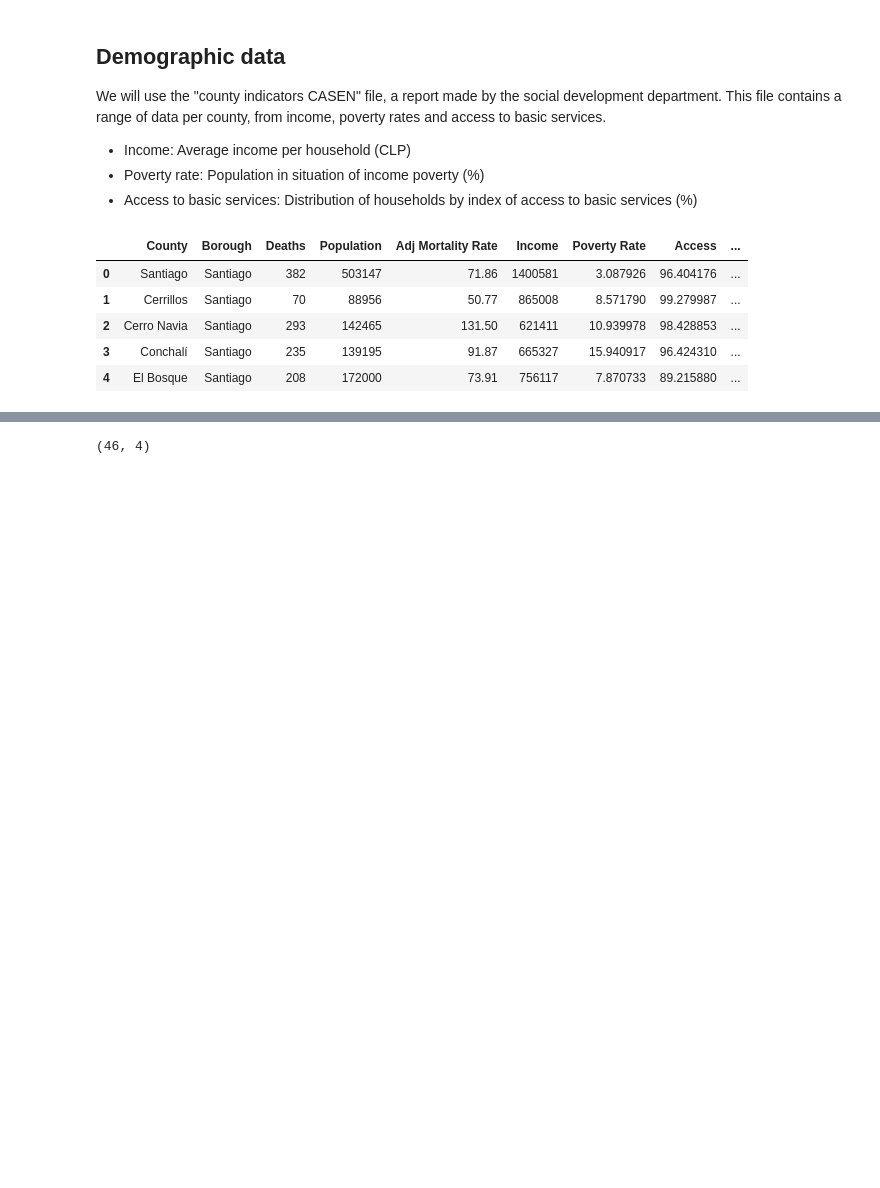
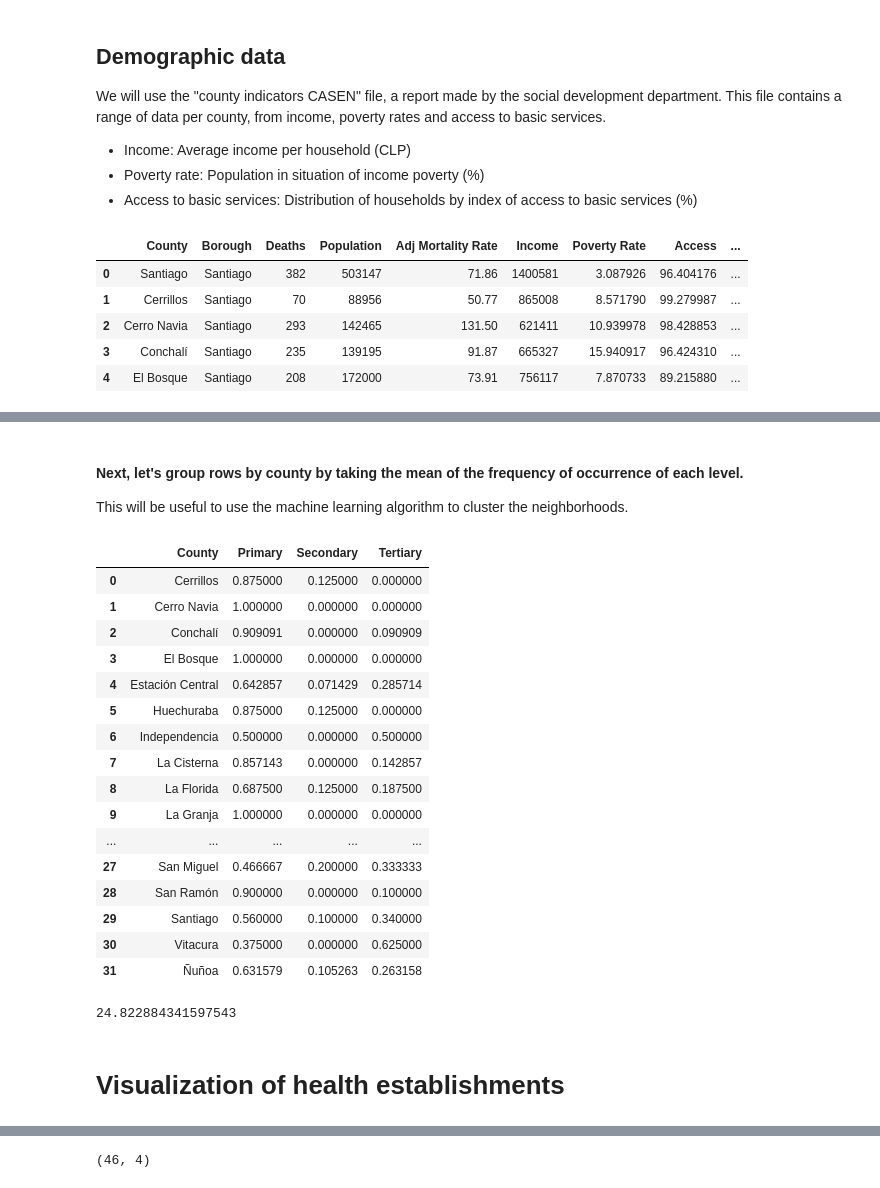
Before and after one commit to adolfoam93/Coursera_Capstone, a Jupyter notebook: IBM Coursera DF Capstone Project.ipynb, the cells around one changed output, grey strips where cells are left out. Drawn from its saved outputs; the diff is of its cells as text; code cells hidden in the pictures; blank space fills up the shorter version.

```diff
--- a/IBM Coursera DF Capstone Project.ipynb
+++ b/IBM Coursera DF Capstone Project.ipynb
@@ -382,0 +504,12 @@ source: https://es.wikipedia.org/wiki/Anexo:Hospitales_en_Chile#Regi%C3%B3n_Metr
+# %%
+# one hot encoding
+df_h_onehot = pd.get_dummies(df_h[['Level']], prefix="", prefix_sep="")
+
+# add county column back to dataframe
+df_h_onehot['County'] = df_h['County']
+
+# move county column to the first column
+fixed_columns = [df_h_onehot.columns[-1]] + list(df_h_onehot.columns[:-1])
+df_h_onehot = df_h_onehot[fixed_columns]
+
+df_h_onehot.head()
@@ -382,0 +523,32 @@ source: https://es.wikipedia.org/wiki/Anexo:Hospitales_en_Chile#Regi%C3%B3n_Metr
+# %% [markdown]
+#### Next, let's group rows by county by taking the mean of the frequency of occurrence of each level.
+
+This will be useful to use the machine learning algorithm to cluster the neighborhoods.
+# %%
+df_h_grouped = df_h_onehot.groupby('County').mean()
+df_h_grouped = df_h_grouped.reset_index(drop = False)
+df_h_grouped
+# %% [output]
+|  | County | Primary | Secondary | Tertiary |
+| 0 | Cerrillos | 0.875000 | 0.125000 | 0.000000 |
+| 1 | Cerro Navia | 1.000000 | 0.000000 | 0.000000 |
+| 2 | Conchalí | 0.909091 | 0.000000 | 0.090909 |
+| 3 | El Bosque | 1.000000 | 0.000000 | 0.000000 |
+| 4 | Estación Central | 0.642857 | 0.071429 | 0.285714 |
+| 5 | Huechuraba | 0.875000 | 0.125000 | 0.000000 |
+| 6 | Independencia | 0.500000 | 0.000000 | 0.500000 |
+| 7 | La Cisterna | 0.857143 | 0.000000 | 0.142857 |
+| 8 | La Florida | 0.687500 | 0.125000 | 0.187500 |
+| 9 | La Granja | 1.000000 | 0.000000 | 0.000000 |
+| ... | ... | ... | ... | ... |
+| 27 | San Miguel | 0.466667 | 0.200000 | 0.333333 |
+| 28 | San Ramón | 0.900000 | 0.000000 | 0.100000 |
+| 29 | Santiago | 0.560000 | 0.100000 | 0.340000 |
+| 30 | Vitacura | 0.375000 | 0.000000 | 0.625000 |
+| 31 | Ñuñoa | 0.631579 | 0.105263 | 0.263158 |
+# %%
+df_h_grouped['Primary'].sum()
+# %% [output]
+24.822884341597543
+# %% [markdown]
+# Visualization of health establishments
```
Also changed, not shown: parts of 45 cells of this notebook, 1 other file.
